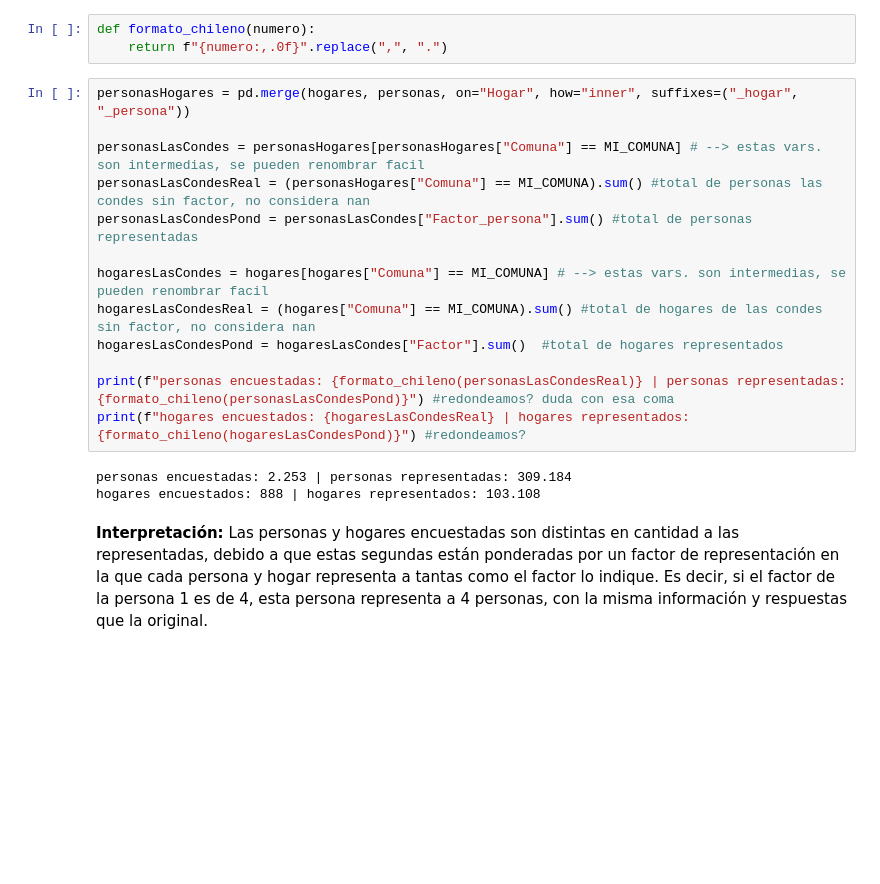
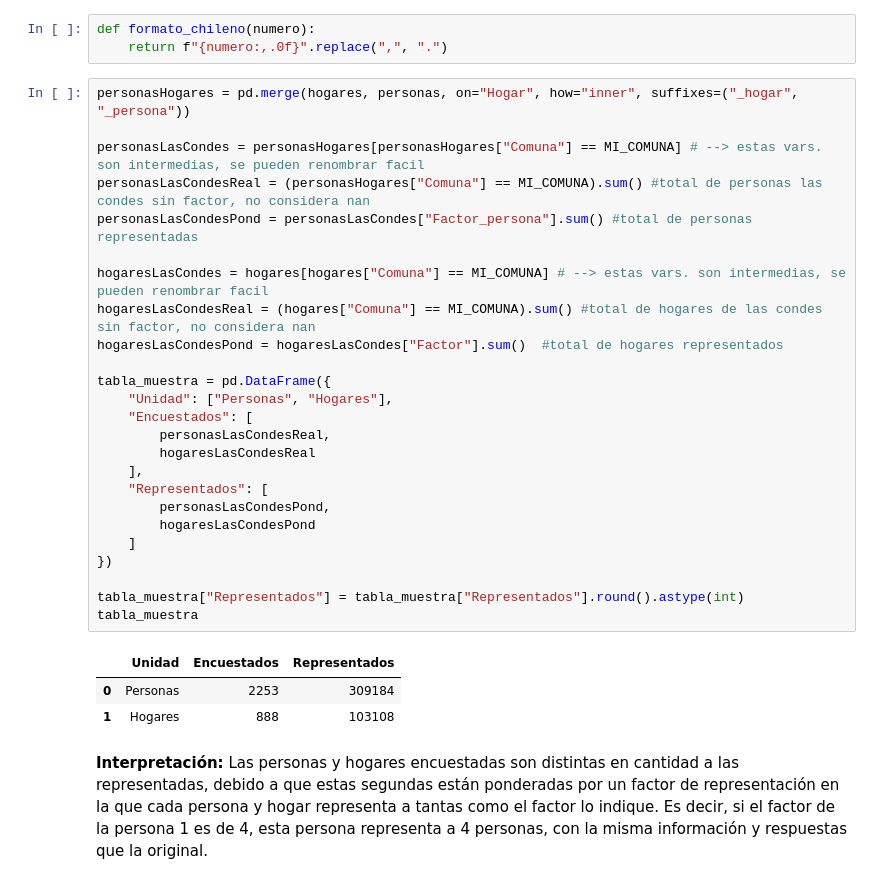
Before and after one commit to gonzzza-lol/cienciaDatos, a Jupyter notebook: tarea1_Suarez_Gutierrez.ipynb, the cells around one changed output. Drawn from its saved outputs; the diff is of its cells as text; blank space fills up the shorter version.

```diff
--- a/tarea1_Suarez_Gutierrez.ipynb
+++ b/tarea1_Suarez_Gutierrez.ipynb
@@ -86,19 +86,32 @@ def formato_chileno(numero):
 # %%
 personasHogares = pd.merge(hogares, personas, on="Hogar", how="inner", suffixes=("_hogar", "_persona"))
 
 personasLasCondes = personasHogares[personasHogares["Comuna"] == MI_COMUNA] # --> estas vars. son intermedias, se pueden renombrar facil
 personasLasCondesReal = (personasHogares["Comuna"] == MI_COMUNA).sum() #total de personas las condes sin factor, no considera nan
 personasLasCondesPond = personasLasCondes["Factor_persona"].sum() #total de personas representadas
 
 hogaresLasCondes = hogares[hogares["Comuna"] == MI_COMUNA] # --> estas vars. son intermedias, se pueden renombrar facil
 hogaresLasCondesReal = (hogares["Comuna"] == MI_COMUNA).sum() #total de hogares de las condes sin factor, no considera nan
 hogaresLasCondesPond = hogaresLasCondes["Factor"].sum()  #total de hogares representados
 
-print(f"personas encuestadas: {formato_chileno(personasLasCondesReal)} | personas representadas: {formato_chileno(personasLasCondesPond)}") #redondeamos? duda con esa coma
-print(f"hogares encuestados: {hogaresLasCondesReal} | hogares representados: {formato_chileno(hogaresLasCondesPond)}") #redondeamos?
+tabla_muestra = pd.DataFrame({
+    "Unidad": ["Personas", "Hogares"],
+    "Encuestados": [
+        personasLasCondesReal,
+        hogaresLasCondesReal
+    ],
+    "Representados": [
+        personasLasCondesPond,
+        hogaresLasCondesPond
+    ]
+})
+
+tabla_muestra["Representados"] = tabla_muestra["Representados"].round().astype(int)
+tabla_muestra
 # %% [output]
-personas encuestadas: 2.253 | personas representadas: 309.184
-hogares encuestados: 888 | hogares representados: 103.108
+|  | Unidad | Encuestados | Representados |
+| 0 | Personas | 2253 | 309184 |
+| 1 | Hogares | 888 | 103108 |
 # %% [markdown]
 **Interpretación:** Las personas y hogares encuestadas son distintas en cantidad a las representadas, debido a que estas segundas están ponderadas por un factor de representación en la que cada persona y hogar representa a tantas como el factor lo indique. Es decir, si el factor de la persona 1 es de 4, esta persona representa a 4 personas, con la misma información y respuestas que la original.
 # %% [markdown]
```
Also changed, not shown: parts of 6 cells of this notebook.
